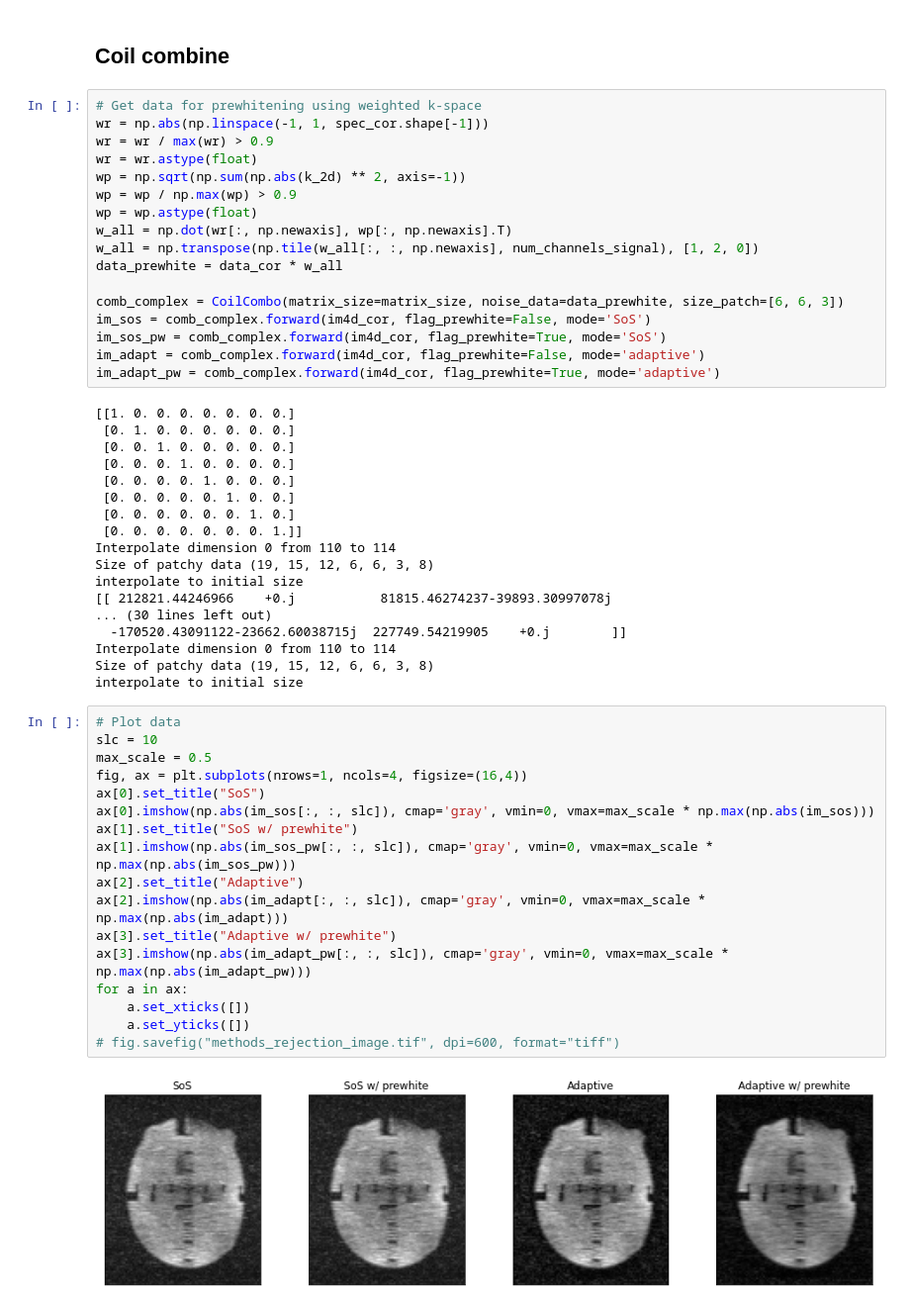
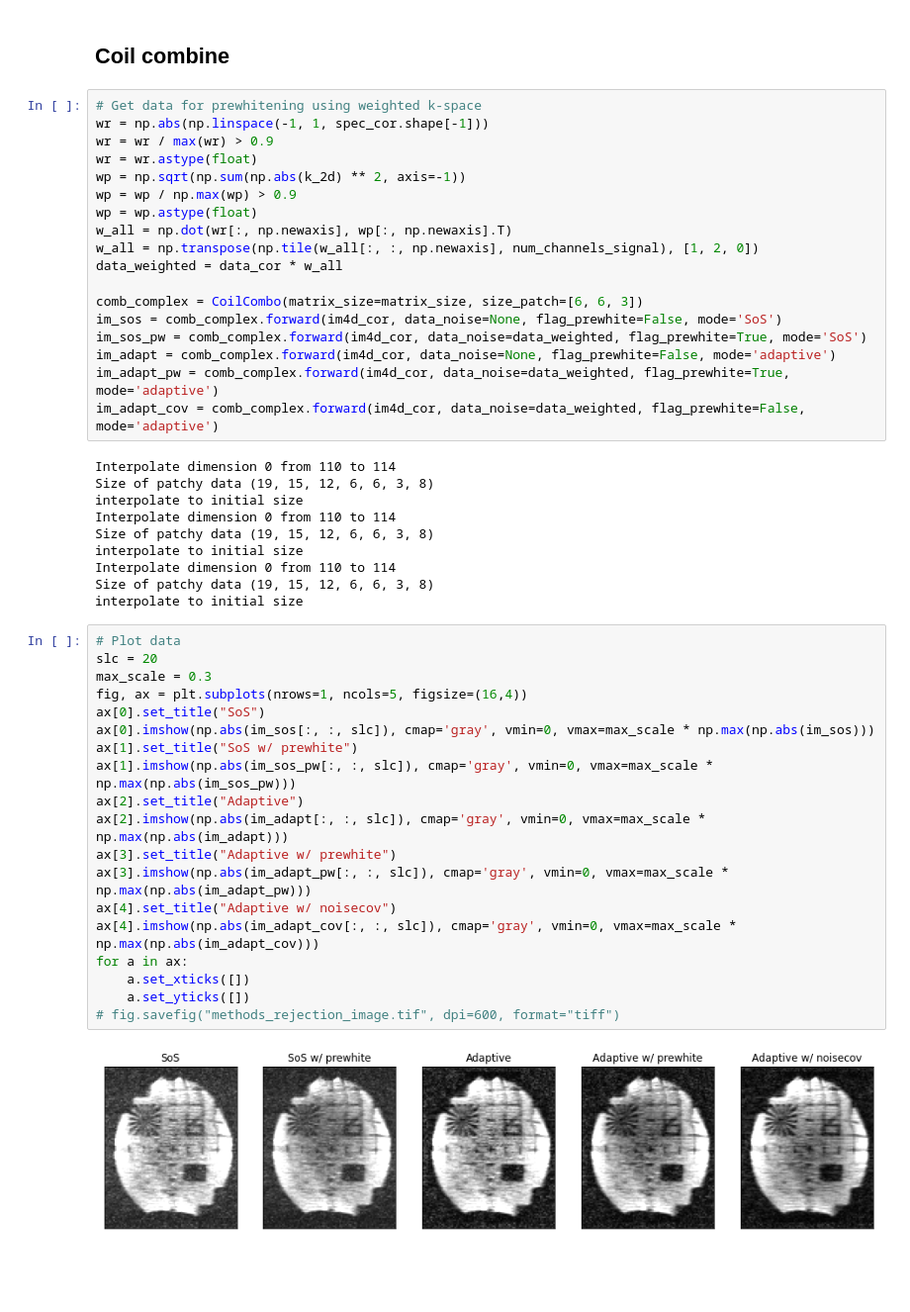
Before and after one commit to haddoc/mrir, a Jupyter notebook: notebooks/coil_combine.ipynb, the cells around one changed output. Shown at 99% size. Drawn from its saved outputs; the diff is of its cells as text; blank space fills up the shorter version.

Commit message:
Comparisons between prewhite and covariance

```diff
--- a/notebooks/coil_combine.ipynb
+++ b/notebooks/coil_combine.ipynb
@@ -68,47 +68,42 @@ wp = wp / np.max(wp) > 0.9
 wp = wp.astype(float)
 w_all = np.dot(wr[:, np.newaxis], wp[:, np.newaxis].T)
 w_all = np.transpose(np.tile(w_all[:, :, np.newaxis], num_channels_signal), [1, 2, 0])
-data_prewhite = data_cor * w_all
+data_weighted = data_cor * w_all
 
-comb_complex = CoilCombo(matrix_size=matrix_size, noise_data=data_prewhite, size_patch=[6, 6, 3])
-im_sos = comb_complex.forward(im4d_cor, flag_prewhite=False, mode='SoS')
-im_sos_pw = comb_complex.forward(im4d_cor, flag_prewhite=True, mode='SoS')
-im_adapt = comb_complex.forward(im4d_cor, flag_prewhite=False, mode='adaptive')
-im_adapt_pw = comb_complex.forward(im4d_cor, flag_prewhite=True, mode='adaptive')
+comb_complex = CoilCombo(matrix_size=matrix_size, size_patch=[6, 6, 3])
+im_sos = comb_complex.forward(im4d_cor, data_noise=None, flag_prewhite=False, mode='SoS')
+im_sos_pw = comb_complex.forward(im4d_cor, data_noise=data_weighted, flag_prewhite=True, mode='SoS')
+im_adapt = comb_complex.forward(im4d_cor, data_noise=None, flag_prewhite=False, mode='adaptive')
+im_adapt_pw = comb_complex.forward(im4d_cor, data_noise=data_weighted, flag_prewhite=True, mode='adaptive')
+im_adapt_cov = comb_complex.forward(im4d_cor, data_noise=data_weighted, flag_prewhite=False, mode='adaptive')
 # %% [output]
-[[1. 0. 0. 0. 0. 0. 0. 0.]
- [0. 1. 0. 0. 0. 0. 0. 0.]
- [0. 0. 1. 0. 0. 0. 0. 0.]
- [0. 0. 0. 1. 0. 0. 0. 0.]
- [0. 0. 0. 0. 1. 0. 0. 0.]
- [0. 0. 0. 0. 0. 1. 0. 0.]
- [0. 0. 0. 0. 0. 0. 1. 0.]
- [0. 0. 0. 0. 0. 0. 0. 1.]]
 Interpolate dimension 0 from 110 to 114
 Size of patchy data (19, 15, 12, 6, 6, 3, 8)
 interpolate to initial size
-[[ 212821.44246966    +0.j           81815.46274237-39893.30997078j
-... (30 lines left out)
-  -170520.43091122-23662.60038715j  227749.54219905    +0.j        ]]
 Interpolate dimension 0 from 110 to 114
 Size of patchy data (19, 15, 12, 6, 6, 3, 8)
 interpolate to initial size
+Interpolate dimension 0 from 110 to 114
+Size of patchy data (19, 15, 12, 6, 6, 3, 8)
+interpolate to initial size
 # %%
 # Plot data
-slc = 10
-max_scale = 0.5
-fig, ax = plt.subplots(nrows=1, ncols=4, figsize=(16,4))
+slc = 20
+max_scale = 0.3
+fig, ax = plt.subplots(nrows=1, ncols=5, figsize=(16,4))
 ax[0].set_title("SoS")
 ax[0].imshow(np.abs(im_sos[:, :, slc]), cmap='gray', vmin=0, vmax=max_scale * np.max(np.abs(im_sos)))
 ax[1].set_title("SoS w/ prewhite")
 ax[1].imshow(np.abs(im_sos_pw[:, :, slc]), cmap='gray', vmin=0, vmax=max_scale * np.max(np.abs(im_sos_pw)))
 ax[2].set_title("Adaptive")
 ax[2].imshow(np.abs(im_adapt[:, :, slc]), cmap='gray', vmin=0, vmax=max_scale * np.max(np.abs(im_adapt)))
 ax[3].set_title("Adaptive w/ prewhite")
 ax[3].imshow(np.abs(im_adapt_pw[:, :, slc]), cmap='gray', vmin=0, vmax=max_scale * np.max(np.abs(im_adapt_pw)))
+ax[4].set_title("Adaptive w/ noisecov")
+ax[4].imshow(np.abs(im_adapt_cov[:, :, slc]), cmap='gray', vmin=0, vmax=max_scale * np.max(np.abs(im_adapt_cov)))
 for a in ax:
     a.set_xticks([])
     a.set_yticks([])
 # fig.savefig("methods_rejection_image.tif", dpi=600, format="tiff")
 # %% [output]
-[figure, old version]
+[figure, new version]
```
Also changed, not shown: 1 other file.
